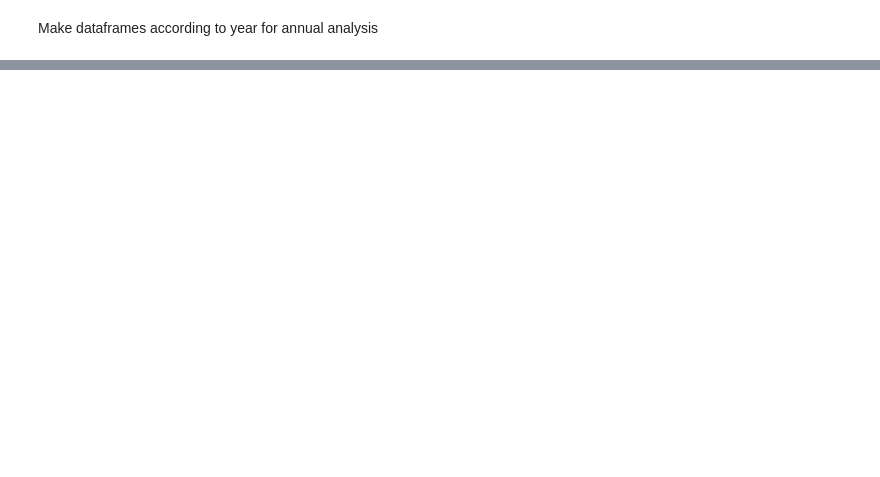
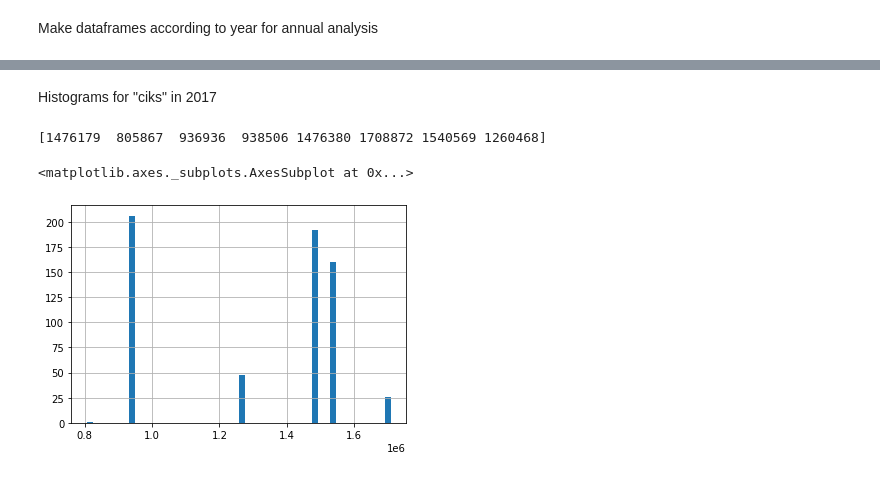
Before and after one commit to lgov/kul_mda_barbados, a Jupyter notebook: exploratory/exploratory_data_analysis.ipynb, the cells around one changed output, grey strips where cells are left out. Cells and saved outputs as stored; diff of their text form; code cells hidden in the pictures; blank space fills up the shorter version.

```diff
--- a/exploratory/exploratory_data_analysis.ipynb
+++ b/exploratory/exploratory_data_analysis.ipynb
@@ -300,0 +302,9 @@ Make dataframes according to year for annual analysis
+# %% [markdown]
+Histograms for "ciks" in 2017
+# %%
+print(df_dict['df2']['cik'].unique())
+df_dict['df2']['cik'].hist(bins=50)
+# %% [output]
+[1476179  805867  936936  938506 1476380 1708872 1540569 1260468]
+<matplotlib.axes._subplots.AxesSubplot at 0x...>
+[figure, added]
```
Also changed, not shown: parts of 28 cells of this notebook.
